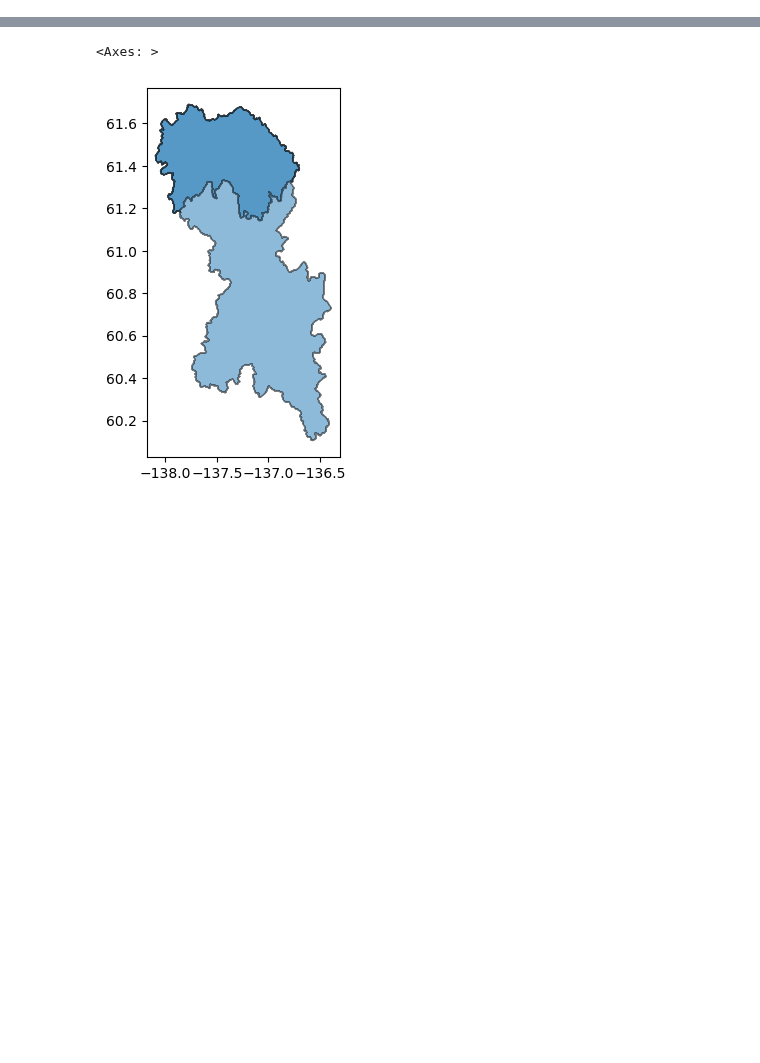
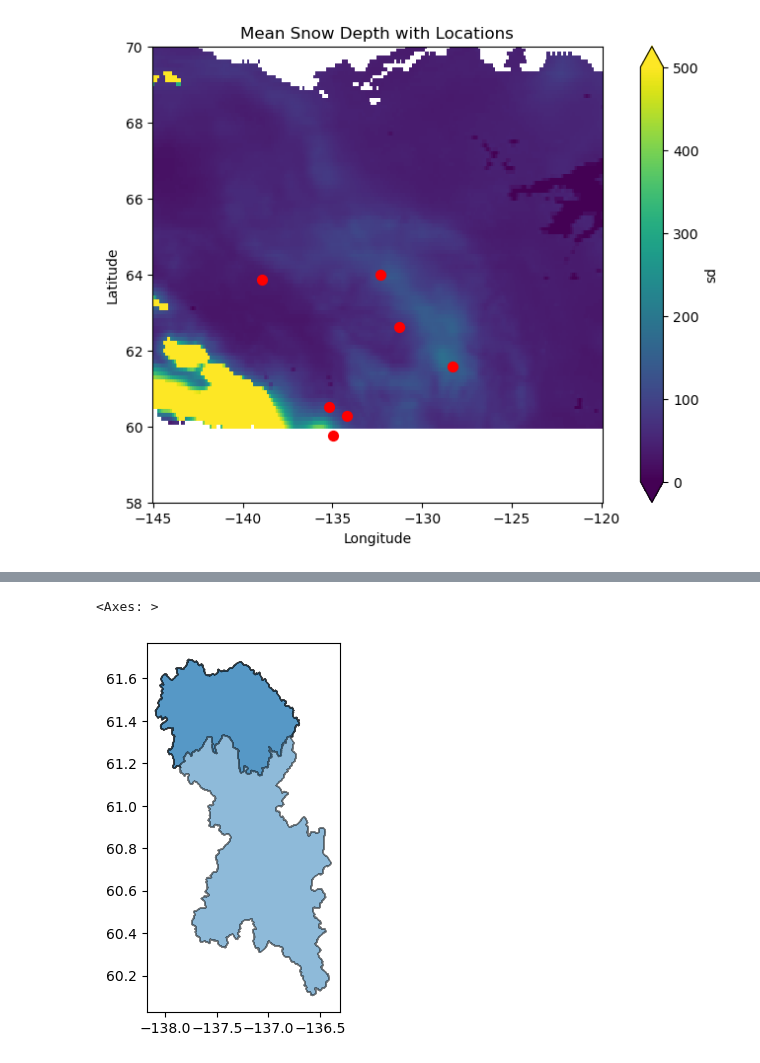
Before and after one commit to YukonWRB/YGwater, a Jupyter notebook: dev/era5/era5_main.ipynb, the cells around one changed output, grey strips where cells are left out. Cells and saved outputs as stored; diff of their text form; code cells hidden in the pictures; blank space fills up the shorter version.

```diff
--- a/dev/era5/era5_main.ipynb
+++ b/dev/era5/era5_main.ipynb
@@ -159,0 +184,37 @@ interactive(children=(IntSlider(value=0, description='time_index', layout=Layout
+# %%
+# get SWE metadata
+param_name = "snow water equivalent"
+params = pqc.fetch_parameters(db_url)
+param_md = params.loc[params["param_name"] == param_name, :]
+param_md["unit_default"].values[0]
+
+
+
+# get location IDs for SWE timeseries
+engine = create_engine(db_url)
+with engine.connect() as connection:
+    out = connection.execute(
+        text(f"SELECT * FROM continuous.timeseries WHERE parameter_id = {param_md.index[0]}")
+    )
+
+timeseries_df = pd.DataFrame(out).set_index("timeseries_id")
+loc_ids = timeseries_df["location_id"]
+
+# get locations at geodataframe
+locations = pqc.fetch_locations(db_url).loc[loc_ids,:]
+# %%
+fig, ax = plt.subplots(figsize=(10, 6))
+
+# Plot xda
+xda.mean(dim="time").plot(ax=ax, cmap="viridis", add_colorbar=True, vmin=0, vmax=500)
+locations.plot(ax=ax, color='red', label='Locations', markersize=50)
+
+# Add title and labels
+ax.set_title("Mean Snow Depth with Locations")
+ax.set_xlabel("Longitude")
+ax.set_ylabel("Latitude")
+
+ax.set_ylim(58, 70)
+plt.show()
+# %% [output]
+[figure, added]
```
Also changed, not shown: parts of 31 cells of this notebook, 38 other files.
